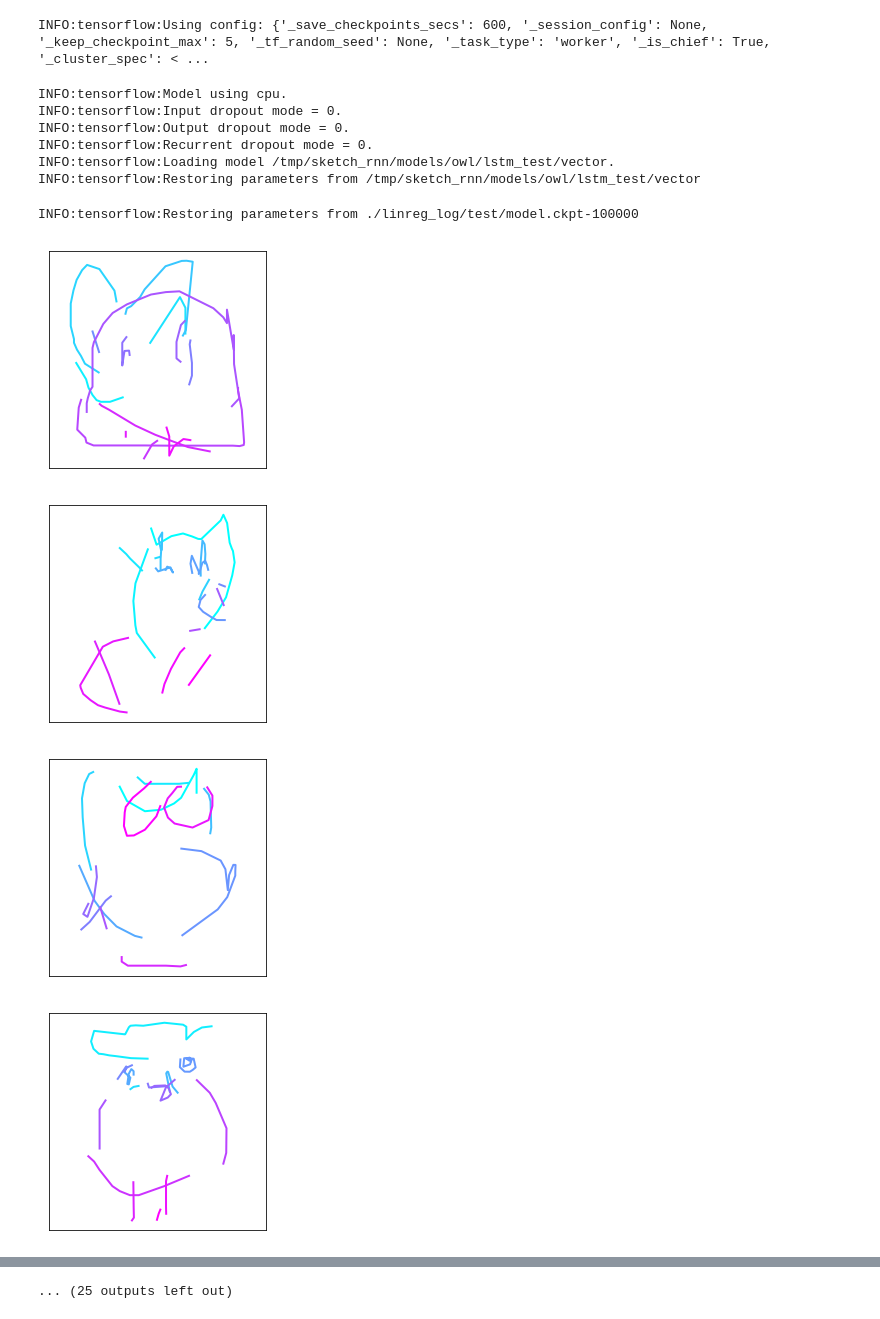
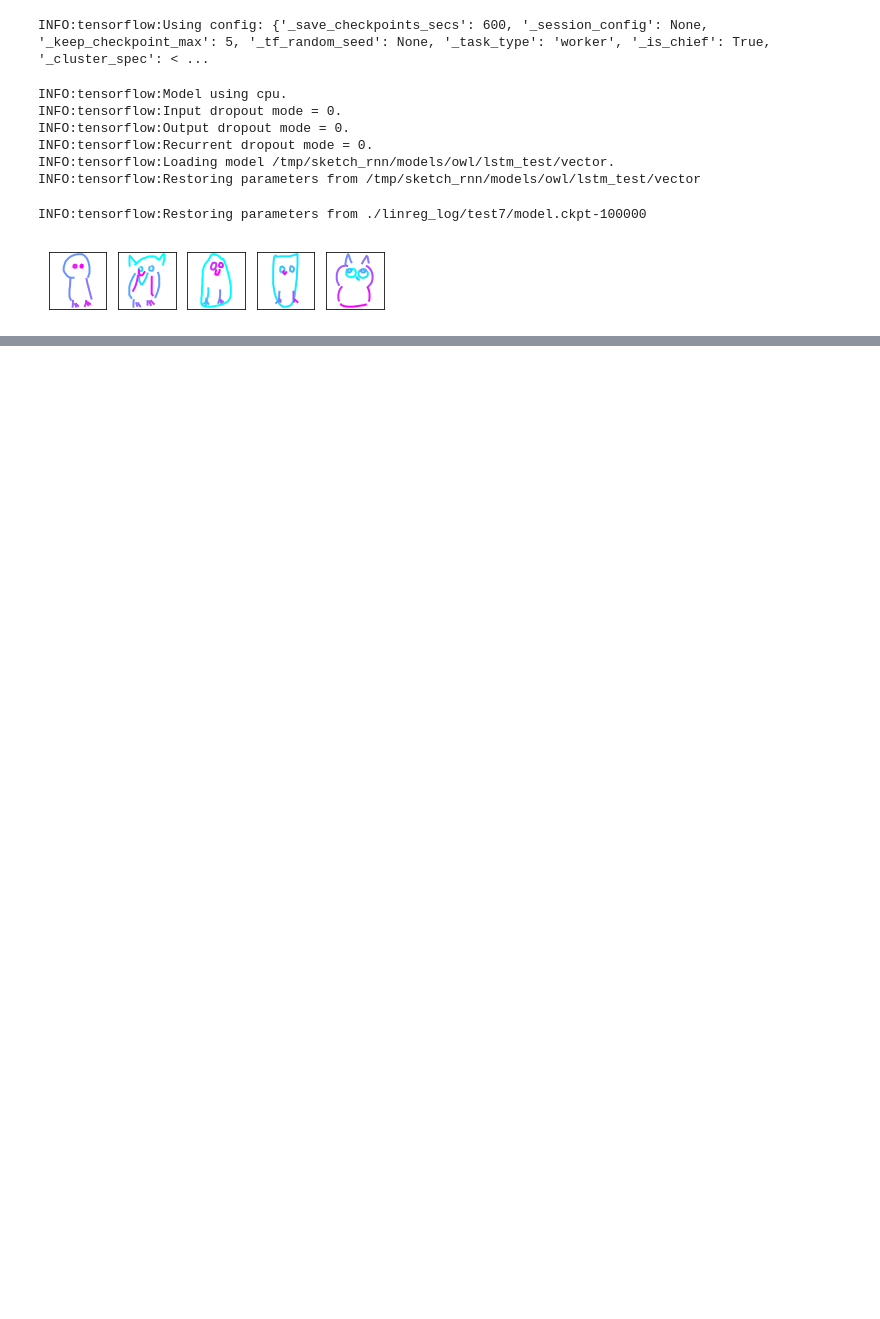
Before and after one commit to K6L6/photo2sketch, a Jupyter notebook: reconstructions.ipynb, the cells around one changed output, grey strips where cells are left out. Drawn from its saved outputs; the diff is of its cells as text; code cells hidden in the pictures; blank space fills up the shorter version.

```diff
--- a/reconstructions.ipynb
+++ b/reconstructions.ipynb
@@ -11,6 +13,21 @@ from draw_utils import plot_stroke
 # %%
 sketch_vec = "owl_z.csv"    #shape 100,128
 photo_vec = "photo_z.csv"   # shape 100,7,7,160
-MODEL_DIR = "./linreg_log/test"
+photo_dir = "/home/kelvin/OgataLab/sketch-wmultiple-tags/rendered_256x256/256x256/photo/tx_000000000000/owl/"
+MODEL_DIR = "./linreg_log/test7"
+# MODEL_DIR = "./linreg_log/test4"#log for pseudo inverse training
 
-inp, targ = get_csv_dataset()
+inputs, targets = get_csv_dataset()
+test_in = inputs[-5:]
+test_tar = targets[-5:]
+inp,targ = test_in, test_tar
+# %%
+#load photos
+img_n = list(range(1,101))
+img_arr = []
+for i in range(len(img_n)):
+    img_arr.append(photo_dir+str(img_n[i])+'.jpg')
+tar_p = img_arr[-5:]
+# print(tar_p)
+# for i in range(len(tar_p)):
+#     display(Image(filename=tar_p[i]))
@@ -61,7 +88,7 @@ for i in range(len(targ)):
 for pred in preds:
     stroke_p.append(decoder.draw_from_z(np.expand_dims(pred['sketch_vector'],0)))
 # %% [output]
-INFO:tensorflow:Restoring parameters from ./linreg_log/test/model.ckpt-100000
+INFO:tensorflow:Restoring parameters from ./linreg_log/test7/model.ckpt-100000
 # %%
 #Reconstruction display definition
 def reconst(row, col, strokes):
@@ -76,13 +103,10 @@ def reconst(row, col, strokes):
     plt.show()
 # %%
 #Reconstruction results from targets
-for i in range(len(stroke_t)):
-    ax = plt.subplot(1,1,1)
-    plot_stroke(ax,stroke_t[i])
-    plt.show()
-# reconst(10,10,stroke_t)
+# for i in range(len(stroke_t)):
+#     ax = plt.subplot(111)
+#     plot_stroke(ax,stroke_t[i])
+#     plt.show()
+reconst(1,5,stroke_t)
 # %% [output]
-[figure, old version]
+[figure, new version]
-[figure, removed]
-[figure, removed]
-[figure, removed]
@@ -97,3 +113,2 @@ for i in range(len(stroke_t)):
-... (25 outputs left out)
 # %%
 #Reconstruction results from predictions
```
Also changed, not shown: parts of 6 cells of this notebook, 16 other files.
